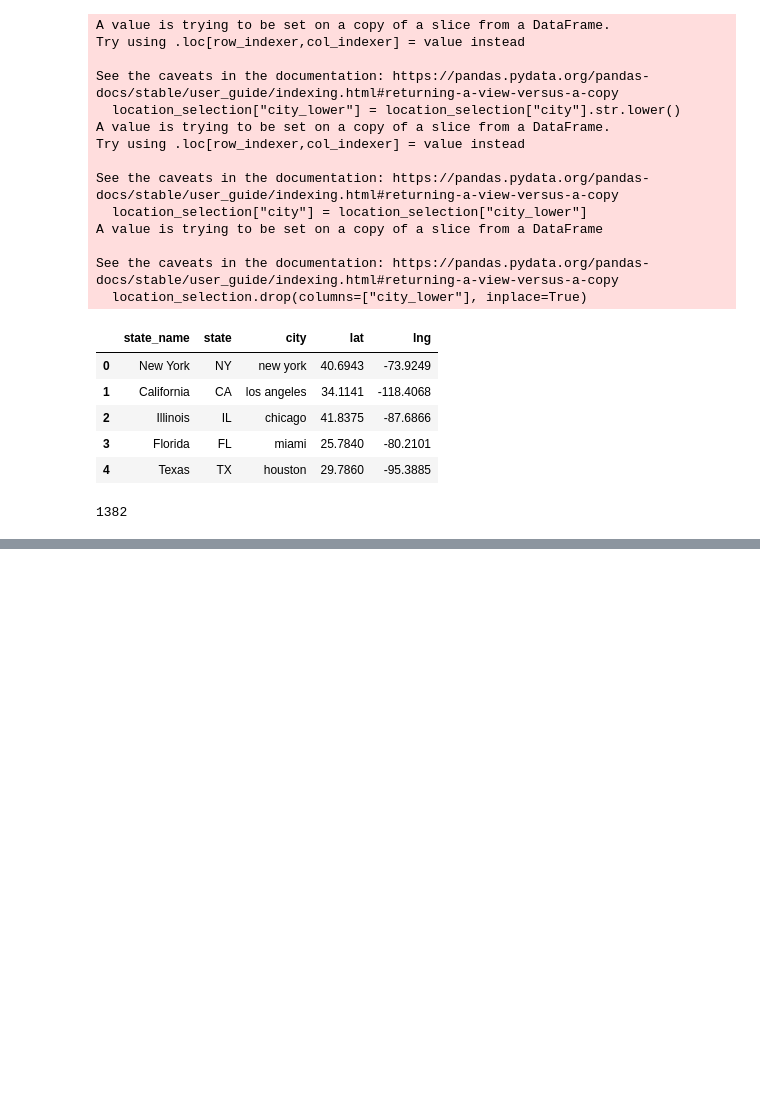
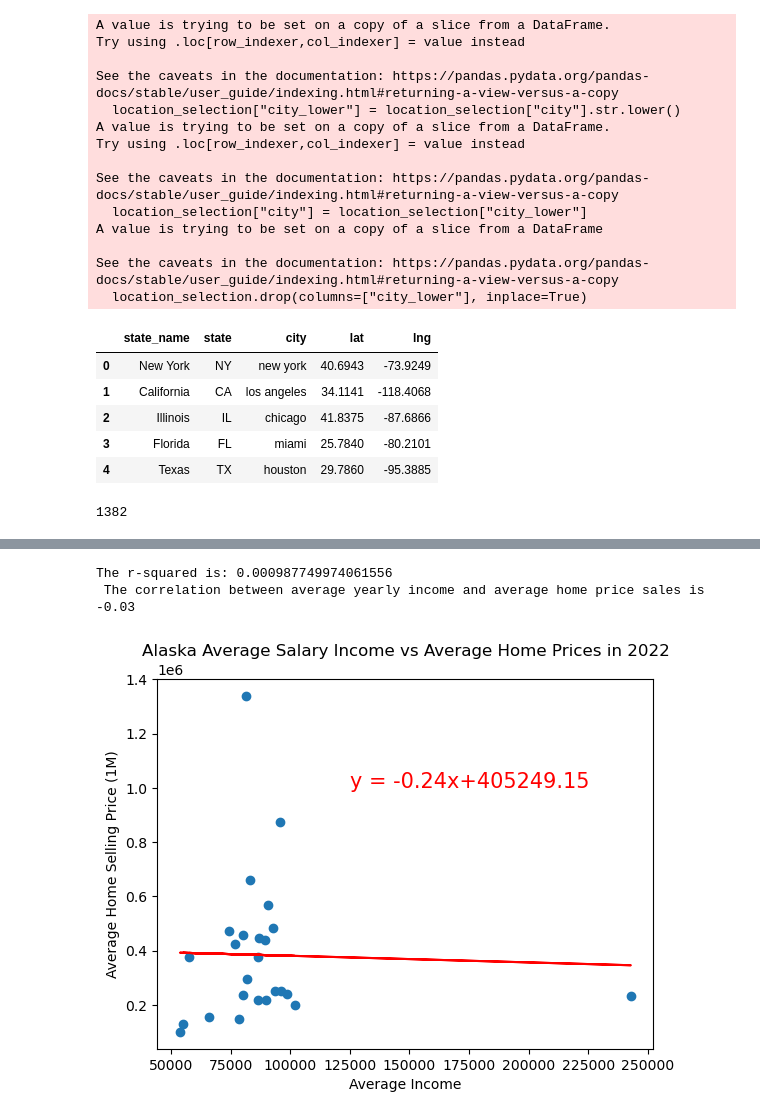
Before and after one commit to muneebsamad/Project-3-team-6, a Jupyter notebook: incomeVSpricing/income.ipynb, the cells around one changed output, grey strips where cells are left out. Saved outputs shown, nothing was run; the diff lists cells and outputs as text; code cells hidden in the pictures; blank space fills up the shorter version.

```diff
--- a/incomeVSpricing/income.ipynb
+++ b/incomeVSpricing/income.ipynb
@@ -513,0 +688,29 @@ with open(output_merged_path, 'w') as file:
+# %%
+xvalues_AK = AK_data["Average Income"]
+yvalues_AK = AK_data["Average Price"]
+
+plt.scatter(xvalues_AK, yvalues_AK)
+
+(slope, intercept, rvalue, pvalue, stderr) = st.linregress(xvalues_AK, yvalues_AK)
+regress_vals = xvalues_AK * slope + intercept
+line_eq = "y = " + str(round(slope,2)) + "x+" + str(round(intercept,2))
+
+plt.plot(xvalues_AK,regress_vals, "r-")
+plt.annotate(line_eq, (125000,1000000), fontsize=15, color="red")
+
+plt.title("Alaska Average Salary Income vs Average Home Prices in 2022")
+plt.xlabel("Average Income")
+plt.ylabel("Average Home Selling Price (1M)")
+
+
+correlation = st.pearsonr(xvalues_AK,yvalues_AK)
+print(f"The r-squared is: {rvalue**2}")
+print(f" The correlation between average yearly income and average home price sales is {round(correlation[0],2)}")
+
+plt.savefig('./images/AK_scatter.png')
+
+plt.show()
+# %% [output]
+The r-squared is: 0.000987749974061556
+ The correlation between average yearly income and average home price sales is -0.03
+[figure, added]
```
Also changed, not shown: parts of 29 cells of this notebook.
